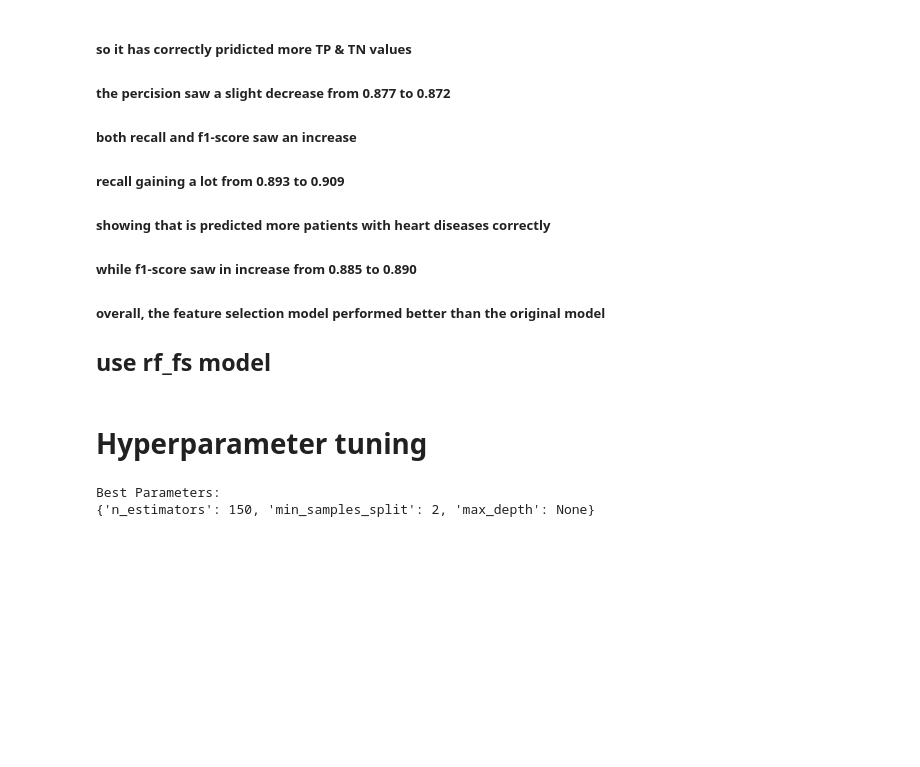
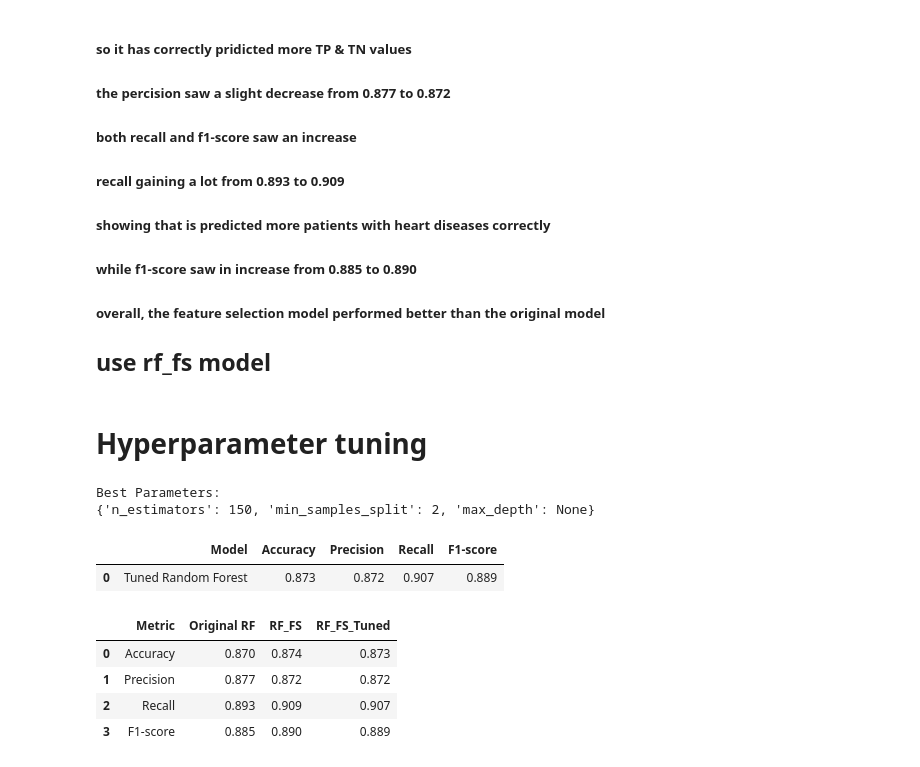
Before and after one commit to AnsonZhu8/MLDP_project, a Jupyter notebook: mldp_project_codes.ipynb, the cells around one changed output. Drawn from its saved outputs; the diff is of its cells as text; code cells hidden in the pictures; blank space fills up the shorter version.

Commit message:
Add files via upload
finished comparing the base vs the feature selected vs the hyperparameter tuned feature selected models

```diff
--- a/mldp_project_codes.ipynb
+++ b/mldp_project_codes.ipynb
@@ -756,3 +756,56 @@ print(random_search.best_params_)
 # %% [output]
 Best Parameters:
 {'n_estimators': 150, 'min_samples_split': 2, 'max_depth': None}
+# %%
+#evaluating the accuracy, percision, recall and f1-score for the hyperparameter tuned feature selected random forest model
+
+from sklearn.metrics import accuracy_score, precision_score, recall_score, f1_score
+
+results_df_fs_tuned = pd.DataFrame({
+    "Model": ["Tuned Random Forest"],
+    "Accuracy": [accuracy_score(y_fs_test, y_pred_rf_fs_tuned)],
+    "Precision": [precision_score(y_fs_test, y_pred_rf_fs_tuned)],
+    "Recall": [recall_score(y_fs_test, y_pred_rf_fs_tuned)],
+    "F1-score": [f1_score(y_fs_test, y_pred_rf_fs_tuned)]
+}).round(3)
+
+results_df_fs_tuned
+# %% [output]
+|  | Model | Accuracy | Precision | Recall | F1-score |
+| 0 | Tuned Random Forest | 0.873 | 0.872 | 0.907 | 0.889 |
+# %%
+#comparing the base RF, the feature selected RF and the hyperparameter tuned feature selected RF
+
+
+comparison_df = pd.DataFrame({
+    "Metric": ["Accuracy", "Precision", "Recall", "F1-score"],
+
+    "Original RF": [
+        results_df.loc[results_df["Model"] == "Random Forest", "Accuracy"].values[0],
+        results_df.loc[results_df["Model"] == "Random Forest", "Precision"].values[0],
+        results_df.loc[results_df["Model"] == "Random Forest", "Recall"].values[0],
+        results_df.loc[results_df["Model"] == "Random Forest", "F1-score"].values[0]
+    ],
+
+    "RF_FS": [
+        results_df_fs.loc[0, "Accuracy"],
+        results_df_fs.loc[0, "Precision"],
+        results_df_fs.loc[0, "Recall"],
+        results_df_fs.loc[0, "F1-score"]
+    ],
+
+    "RF_FS_Tuned": [
+        results_df_fs_tuned.loc[0, "Accuracy"],
+        results_df_fs_tuned.loc[0, "Precision"],
+        results_df_fs_tuned.loc[0, "Recall"],
+        results_df_fs_tuned.loc[0, "F1-score"]
+    ]
+})
+
+comparison_df
+# %% [output]
+|  | Metric | Original RF | RF_FS | RF_FS_Tuned |
+| 0 | Accuracy | 0.870 | 0.874 | 0.873 |
+| 1 | Precision | 0.877 | 0.872 | 0.872 |
+| 2 | Recall | 0.893 | 0.909 | 0.907 |
+| 3 | F1-score | 0.885 | 0.890 | 0.889 |
```
Also changed, not shown: parts of 1 cell of this notebook.
